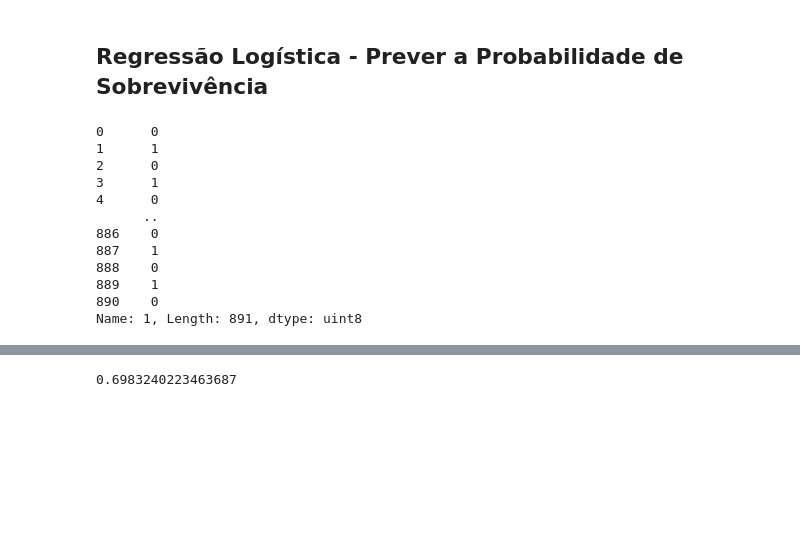
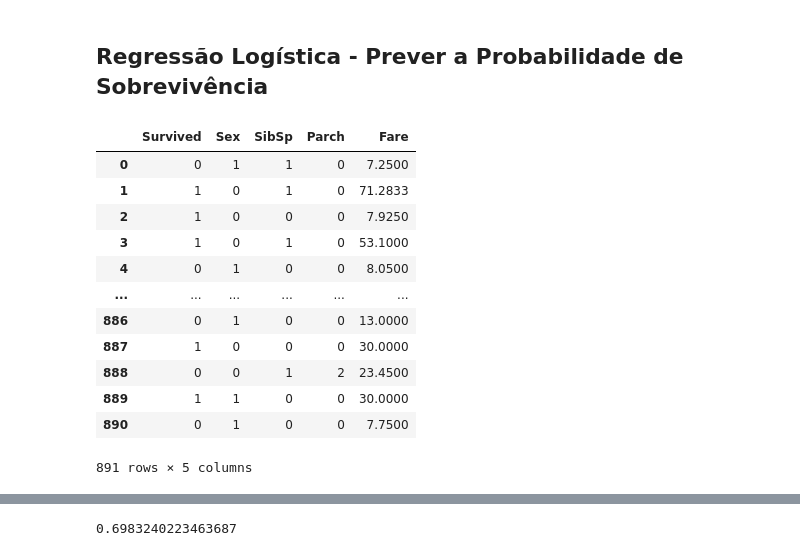
Before and after one commit to mikael-14/Training2, a Jupyter notebook: Sessao_2_exercise.ipynb, the cells around one changed output, grey strips where cells are left out. Cells and saved outputs as stored; diff of their text form; code cells hidden in the pictures; blank space fills up the shorter version.

```diff
--- a/Sessao_2_exercise.ipynb
+++ b/Sessao_2_exercise.ipynb
@@ -264,19 +264,20 @@ def target_by_feature(x, target, data, fun='mean', bins=None,
 # %%
 numeric_vars = titanic_df.dtypes[titanic_df.dtypes != 'object'].index.to_list()
 # %%
-X = titanic_df[numeric_vars].drop(['PassengerId', 'Pclass'], axis=1).dropna(axis=1) #passenger  id and pclass out
-y = pd.get_dummies(titanic_df['Pclass'])[1] #1, 2 ou 3
-y
+X = titanic_df.drop(['PassengerId', 'Pclass','Name','Cabin','Ticket'], axis=1).dropna(axis=1) #passengerid and pclass out ; name > not relevant; cabin > to mutch missing
+X['Sex'] = (X['Sex'] == 'male').astype(int)
+X
 # %% [output]
+|  | Survived | Sex | SibSp | Parch | Fare |
+| 0 | 0 | 1 | 1 | 0 | 7.2500 |
+| 1 | 1 | 0 | 1 | 0 | 71.2833 |
+| 2 | 1 | 0 | 0 | 0 | 7.9250 |
+| 3 | 1 | 0 | 1 | 0 | 53.1000 |
+| 4 | 0 | 1 | 0 | 0 | 8.0500 |
+| ... | ... | ... | ... | ... | ... |
+| 886 | 0 | 1 | 0 | 0 | 13.0000 |
+| 887 | 1 | 0 | 0 | 0 | 30.0000 |
+| 888 | 0 | 0 | 1 | 2 | 23.4500 |
+| 889 | 1 | 1 | 0 | 0 | 30.0000 |
+| 890 | 0 | 1 | 0 | 0 | 7.7500 |
-0      0
-1      1
-2      0
-3      1
-4      0
-      ..
-886    0
-887    1
-888    0
-889    1
-890    0
-Name: 1, Length: 891, dtype: uint8
+891 rows × 5 columns
```
Also changed, not shown: parts of 10 cells of this notebook.
